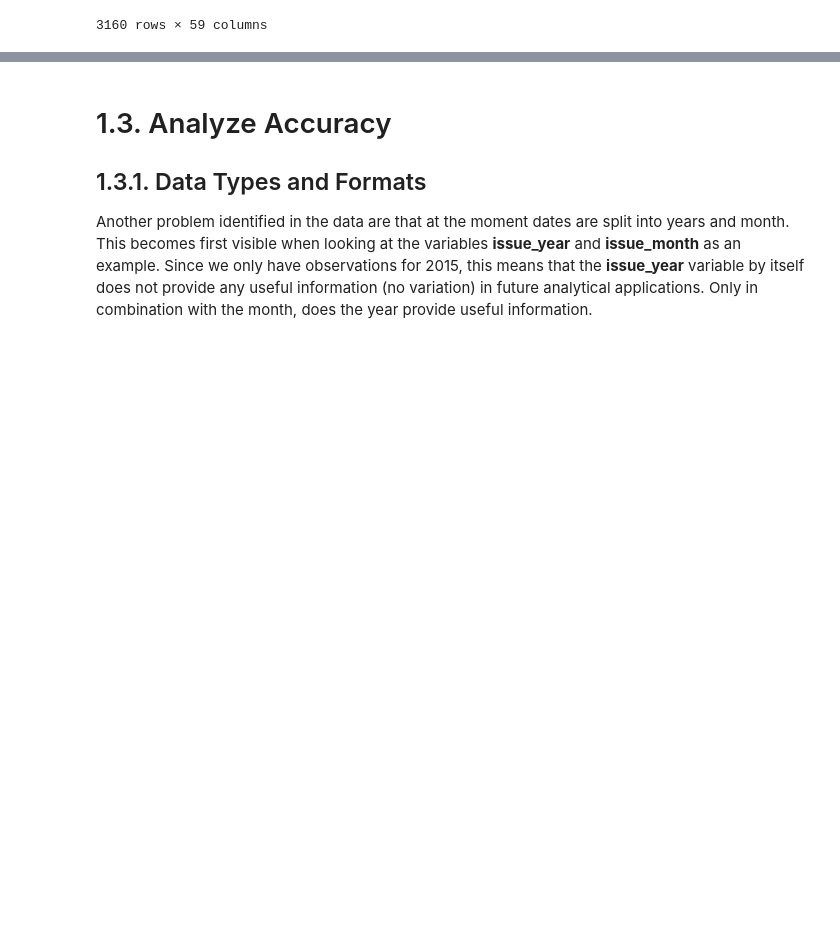
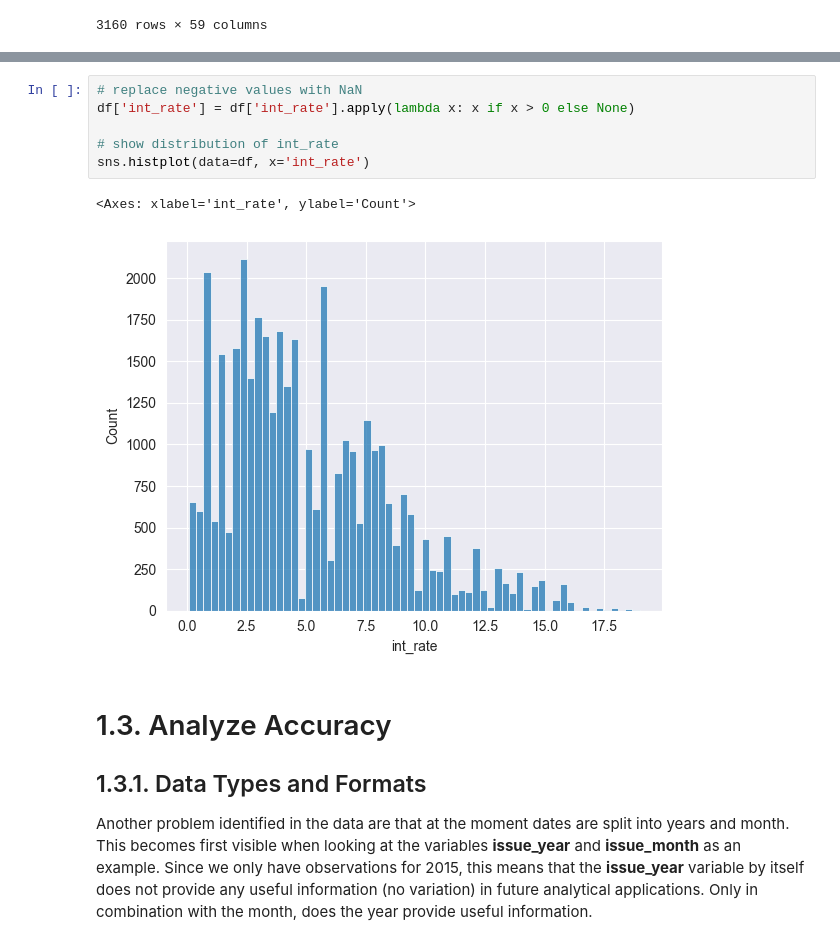
Before and after one commit to ykipfer/data_wrangling_testat, a Jupyter notebook: identify_dq_issues.ipynb, the cells around one changed output, grey strips where cells are left out. Drawn from its saved outputs; the diff is of its cells as text; blank space fills up the shorter version.

```diff
--- a/identify_dq_issues.ipynb
+++ b/identify_dq_issues.ipynb
@@ -148,3 +160,12 @@ Should we apply a cluster analysis to impute values for subgrade?
+# %%
+# replace negative values with NaN
+df['int_rate'] = df['int_rate'].apply(lambda x: x if x > 0 else None)
+
+# show distribution of int_rate
+sns.histplot(data=df, x='int_rate')
+# %% [output]
+<Axes: xlabel='int_rate', ylabel='Count'>
+[figure, added]
 # %% [markdown]
 # 1.3. Analyze Accuracy
 ## 1.3.1. Data Types and Formats
```
Also changed, not shown: parts of 22 cells of this notebook.
